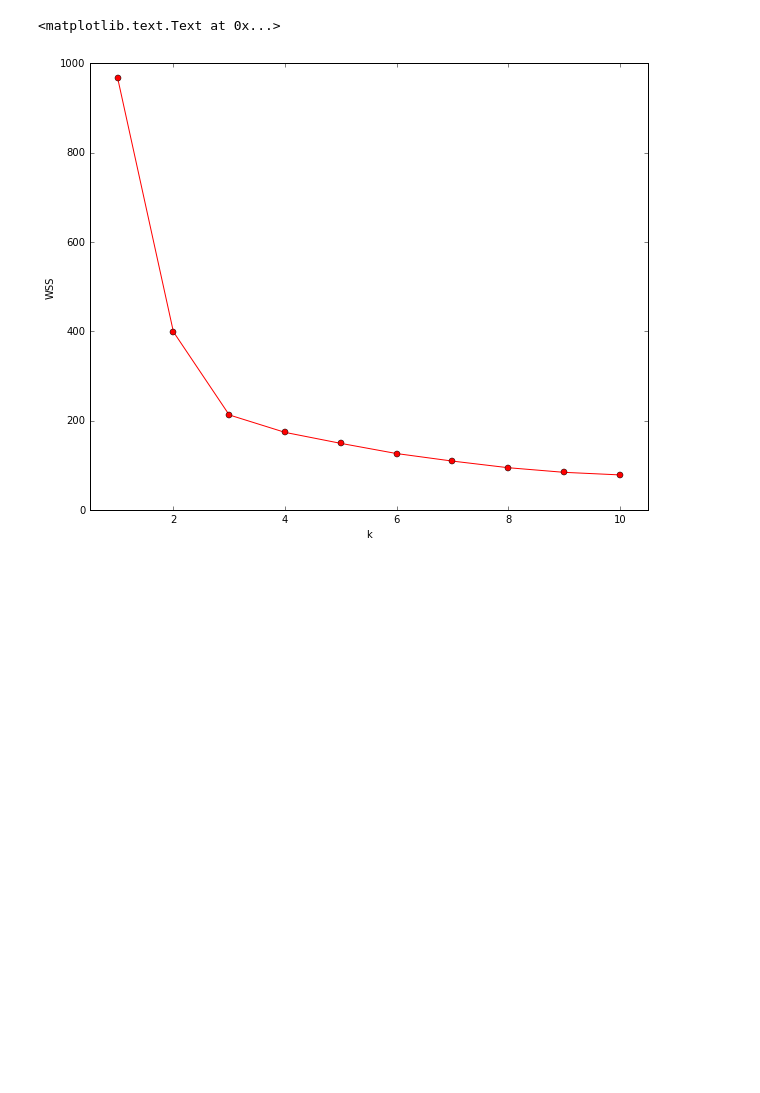
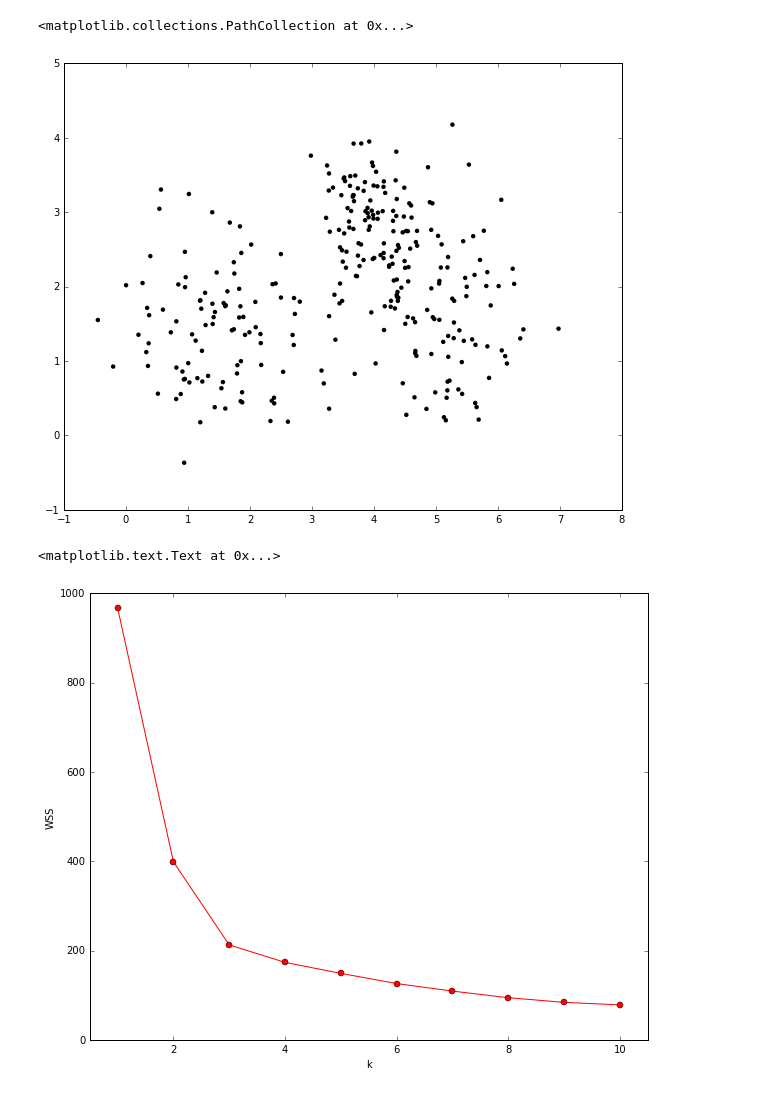
Before and after one commit to bjanesh/wfj-ipynbs, a Jupyter notebook: clustering.ipynb, the cells around one changed output. Drawn from its saved outputs; the diff is of its cells as text; code cells hidden in the pictures; blank space fills up the shorter version.

```diff
--- a/clustering.ipynb
+++ b/clustering.ipynb
@@ -7,16 +8,20 @@ plt.rcParams['figure.figsize'] = (10.0, 8.0)
 # %%
 x1 = np.random.normal(loc=4.0, scale=0.5, size=100)
 y1 = np.random.normal(loc=3.0, scale=0.5, size=100)
 x2 = np.random.normal(loc=1.5, scale=0.7, size=100)
 y2 = np.random.normal(loc=1.5, scale=0.7, size=100)
 x3 = np.random.normal(loc=5.0, scale=0.7, size=100)
 y3 = np.random.normal(loc=1.5, scale=0.7, size=100)
 
 x = np.hstack((x1, x2, x3))
 y = np.hstack((y1, y2, y3))
 tss = np.sum((x-x.mean())**2 + (y-y.mean())**2)
 
 X = np.array(zip(x,y))
+plt.scatter(x,y, c='black', edgecolors='none')
+# %% [output]
+<matplotlib.collections.PathCollection at 0x...>
+[figure, added]
 # %%
 k_vals = range(1,11)
 wss_vals = []
```
Also changed, not shown: parts of 3 cells of this notebook.
